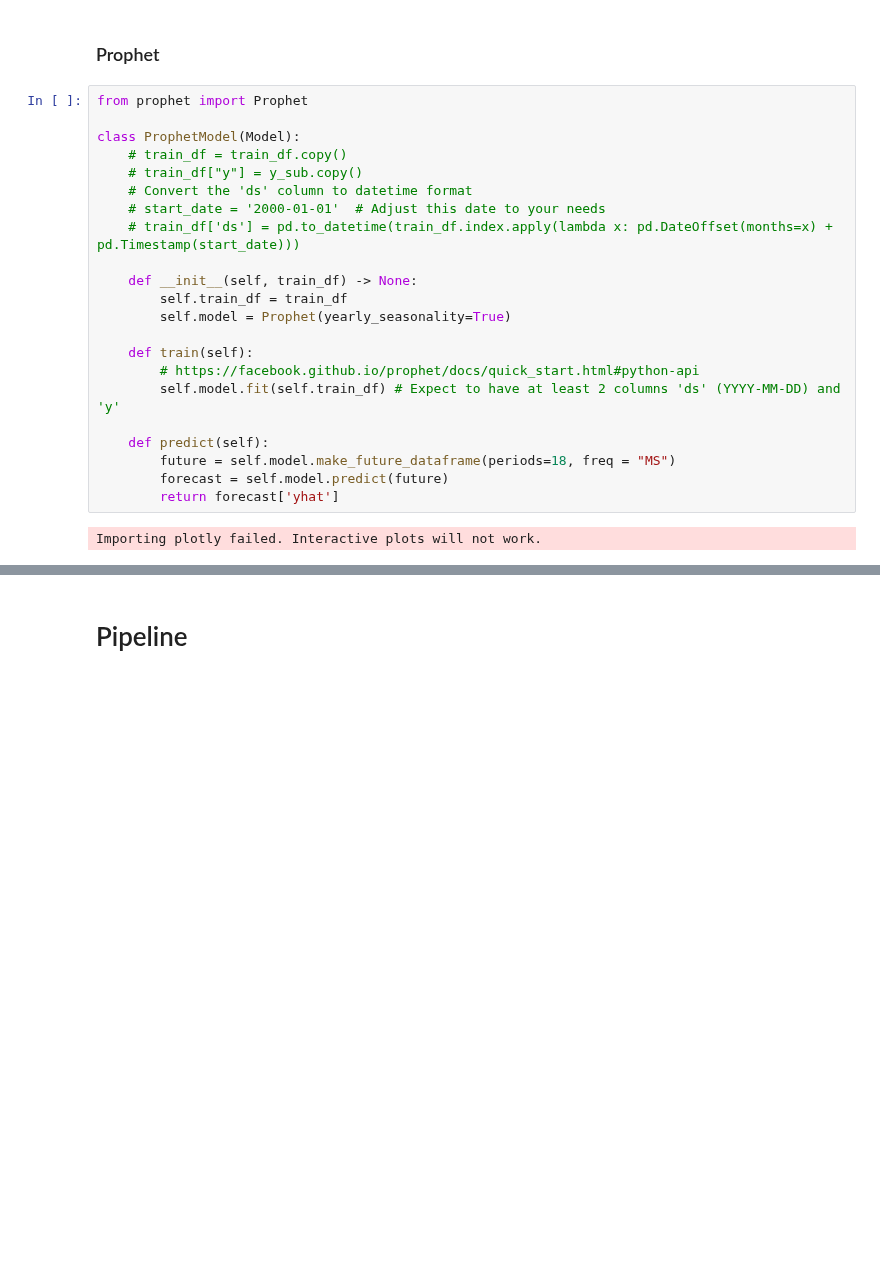
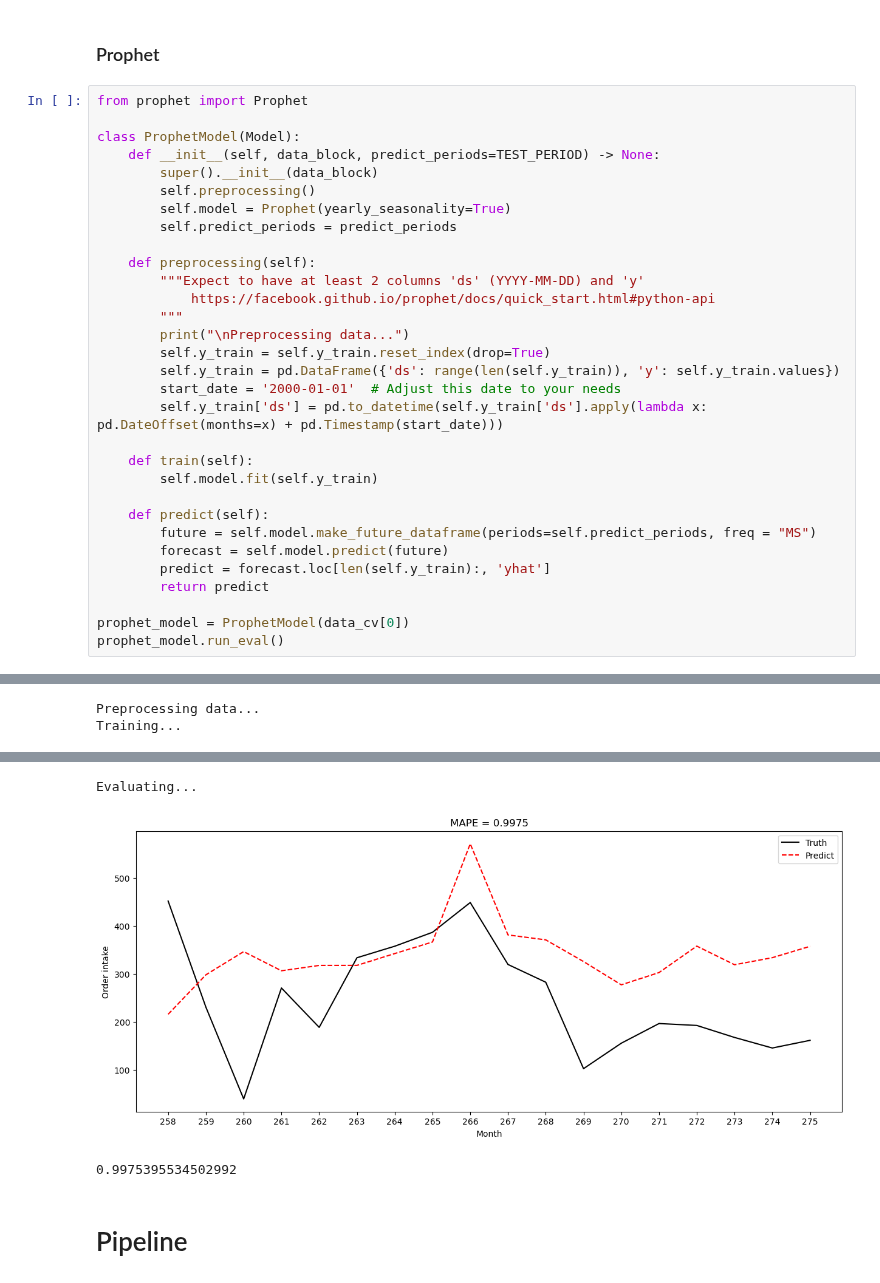
Before and after one commit to zuivu/porsche-forecast-sale, a Jupyter notebook: code/model.ipynb, the cells around one changed output, grey strips where cells are left out. Drawn from its saved outputs; the diff is of its cells as text; blank space fills up the shorter version.

```diff
--- a/code/model.ipynb
+++ b/code/model.ipynb
@@ -209,27 +215,35 @@ Evaluating...
 1.3929667113906805
 # %% [markdown]
 ### Prophet
-# %%
-from prophet import Prophet
-
-class ProphetModel(Model):
-    # train_df = train_df.copy()
-    # train_df["y"] = y_sub.copy()
-    # Convert the 'ds' column to datetime format
-    # start_date = '2000-01-01'  # Adjust this date to your needs
-    # train_df['ds'] = pd.to_datetime(train_df.index.apply(lambda x: pd.DateOffset(months=x) + pd.Timestamp(start_date)))
-
-    def __init__(self, train_df) -> None:
-        self.train_df = train_df
-        self.model = Prophet(yearly_seasonality=True)
-
-    def train(self):
-        # https://facebook.github.io/prophet/docs/quick_start.html#python-api
-        self.model.fit(self.train_df) # Expect to have at least 2 columns 'ds' (YYYY-MM-DD) and 'y'
-
-    def predict(self):
-        future = self.model.make_future_dataframe(periods=18, freq = "MS")
-        forecast = self.model.predict(future)
-        return forecast['yhat']
-# %% [output]
-Importing plotly failed. Interactive plots will not work.
+# %%
+from prophet import Prophet
+
+class ProphetModel(Model):
+    def __init__(self, data_block, predict_periods=TEST_PERIOD) -> None:
+        super().__init__(data_block)
+        self.preprocessing()
+        self.model = Prophet(yearly_seasonality=True)
+        self.predict_periods = predict_periods
+
+    def preprocessing(self):
+        """Expect to have at least 2 columns 'ds' (YYYY-MM-DD) and 'y'
+            https://facebook.github.io/prophet/docs/quick_start.html#python-api
+        """
+        print("\nPreprocessing data...")
+        self.y_train = self.y_train.reset_index(drop=True)
+        self.y_train = pd.DataFrame({'ds': range(len(self.y_train)), 'y': self.y_train.values})
+        start_date = '2000-01-01'  # Adjust this date to your needs
+        self.y_train['ds'] = pd.to_datetime(self.y_train['ds'].apply(lambda x: pd.DateOffset(months=x) + pd.Timestamp(start_date)))
+
+    def train(self):
+        self.model.fit(self.y_train)
+
+    def predict(self):
+        future = self.model.make_future_dataframe(periods=self.predict_periods, freq = "MS")
+        forecast = self.model.predict(future)
+        predict = forecast.loc[len(self.y_train):, 'yhat']
+        return predict
+
+prophet_model = ProphetModel(data_cv[0])
+prophet_model.run_eval()
+# %% [output]
@@ -235,0 +252,2 @@ Importing plotly failed. Interactive plots will not work.
+Preprocessing data...
+Training...
@@ -236,2 +255,5 @@ Importing plotly failed. Interactive plots will not work.
+Evaluating...
+[figure, added]
+0.9975395534502992
 # %% [markdown]
 # Pipeline
```
Also changed, not shown: parts of 15 cells of this notebook.
